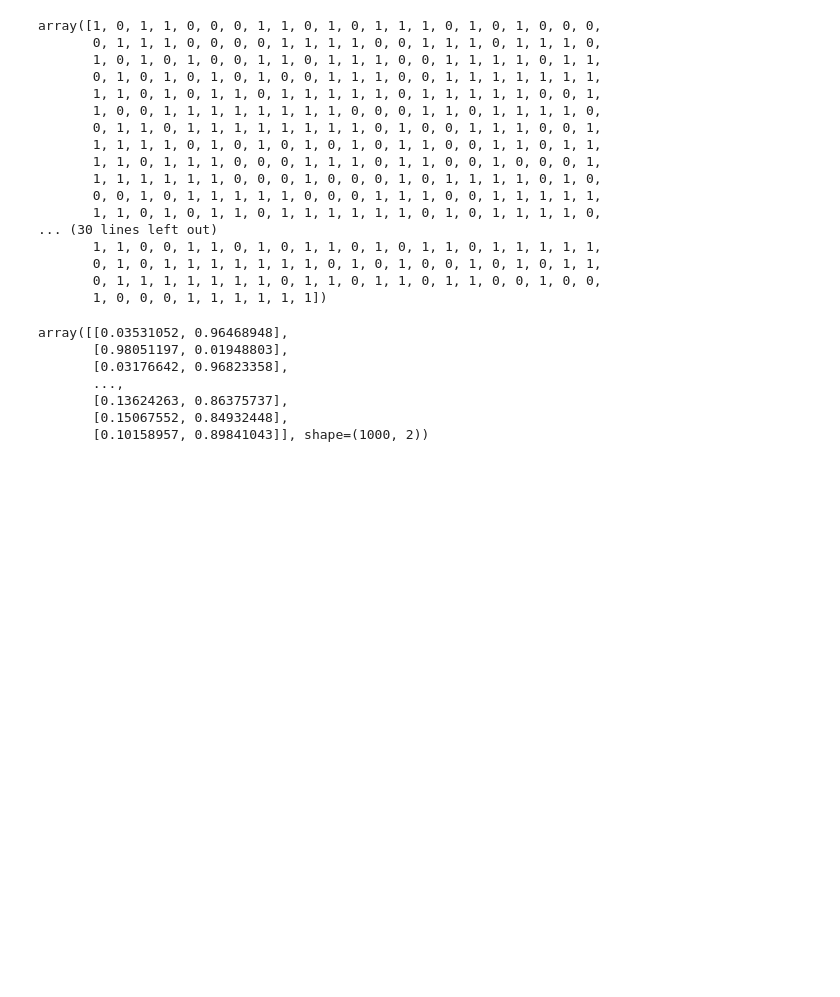
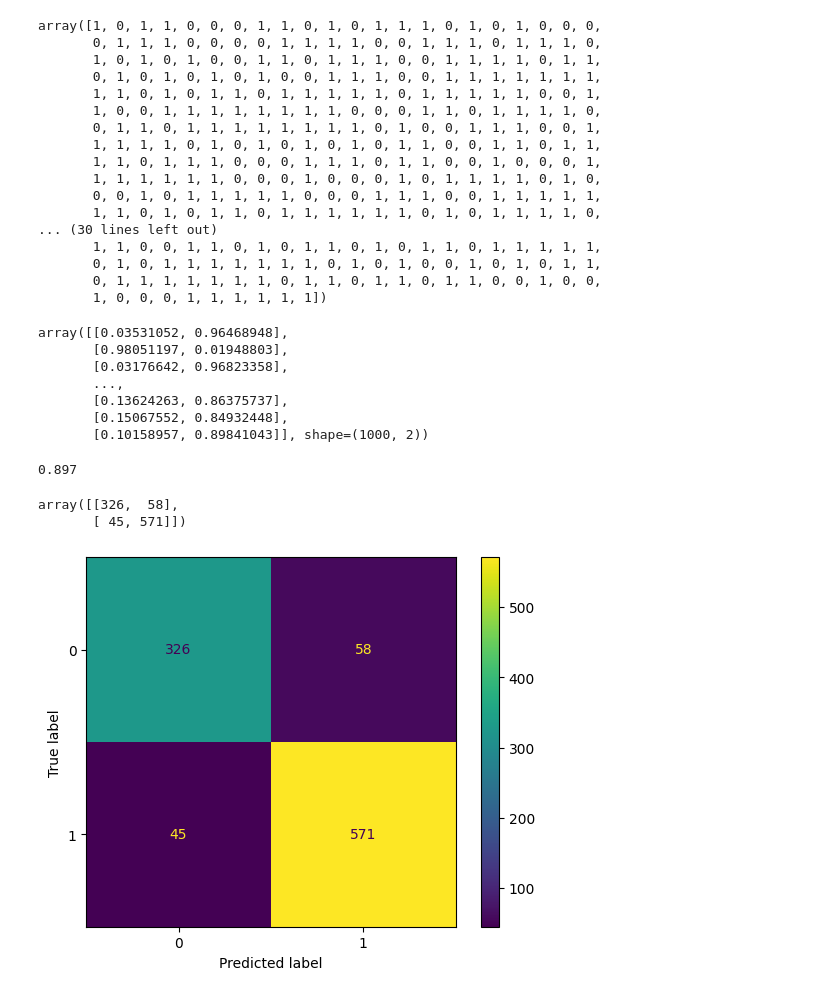
Before and after one commit to fumd03/Logistic-Regression, a Jupyter notebook: main.ipynb, the cells around one changed output. Saved outputs shown, nothing was run; the diff lists cells and outputs as text; code cells hidden in the pictures; blank space fills up the shorter version.

Commit message:
evaluation matrix

```diff
--- a/main.ipynb
+++ b/main.ipynb
@@ -137,3 +137,24 @@ array([[0.03531052, 0.96468948],
        [0.13624263, 0.86375737],
        [0.15067552, 0.84932448],
        [0.10158957, 0.89841043]], shape=(1000, 2))
+# %%
+from sklearn.metrics import accuracy_score, confusion_matrix, classification_report
+y_pred = model.predict(scaled_X_test)
+
+accuracy_score(y_test, y_pred)
+# %% [output]
+0.897
+# %%
+confusion_matrix(y_test, y_pred)
+# %% [output]
+array([[326,  58],
+       [ 45, 571]])
+# %%
+from sklearn.metrics import ConfusionMatrixDisplay
+import matplotlib.pyplot as plt
+
+ConfusionMatrixDisplay.from_estimator(model, scaled_X_test, y_test)
+
+plt.show()
+# %% [output]
+[figure, added]
```
Also changed, not shown: parts of 6 cells of this notebook.
